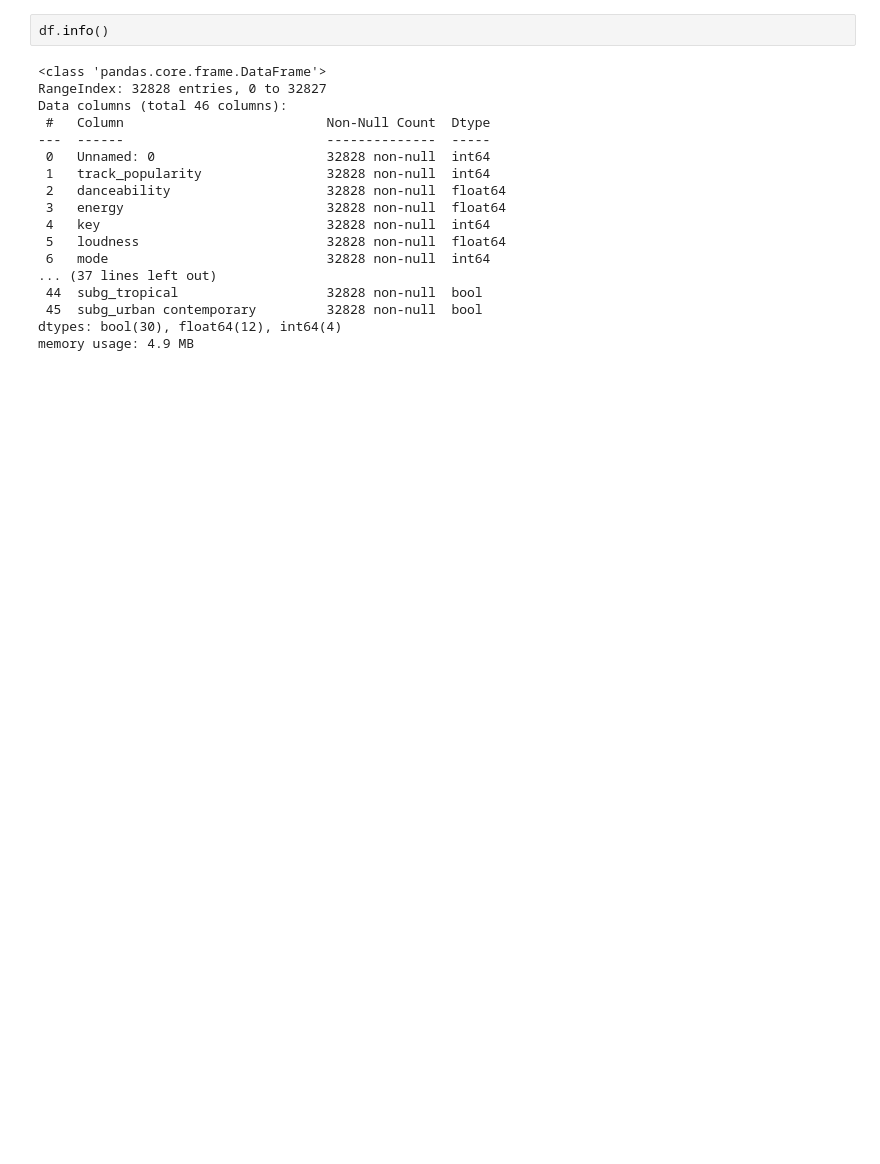
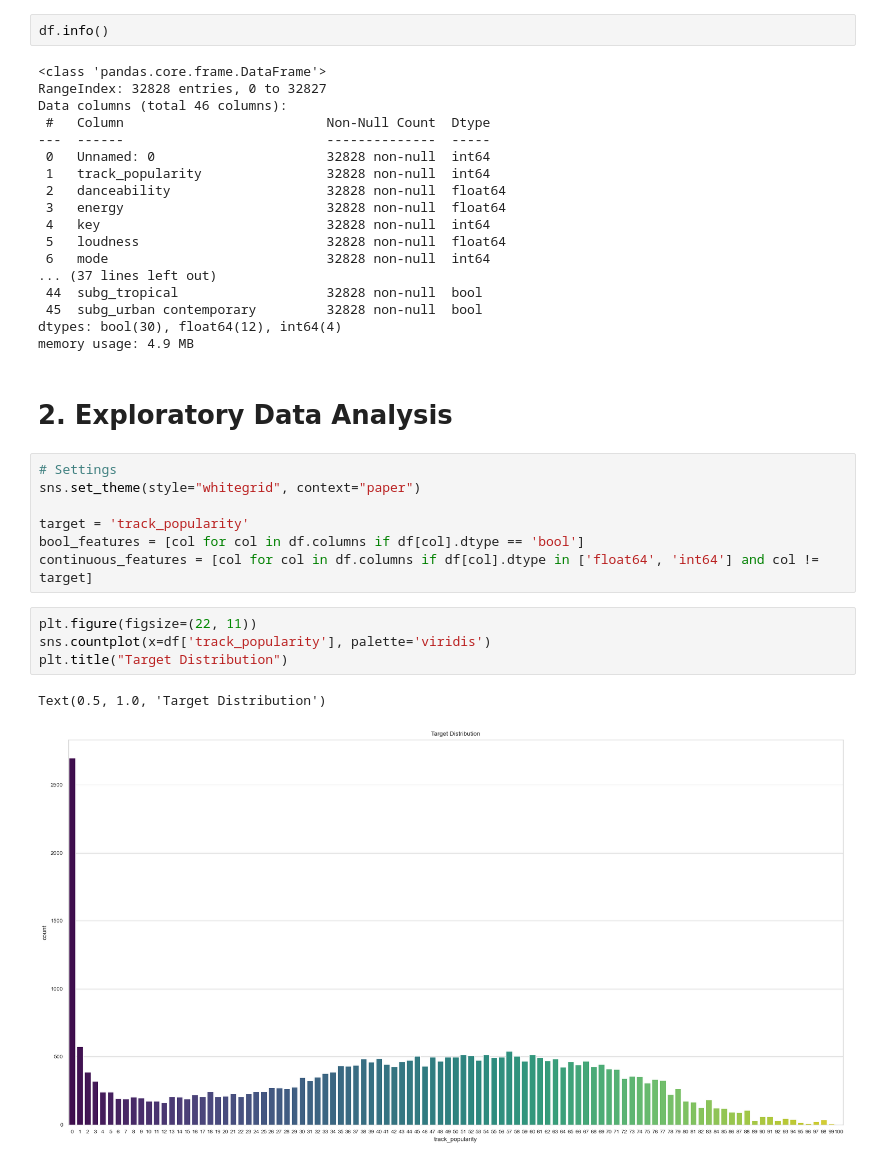
Before and after one commit to ZED-or-ZERO/Notes-on-ML-Courses., a Jupyter notebook: ML Course from ItechResearch/MidTerm-2.ipynb, the cells around one changed output. Cells and saved outputs as stored; diff of their text form; blank space fills up the shorter version.

```diff
--- a/ML Course from ItechResearch/MidTerm-2.ipynb
+++ b/ML Course from ItechResearch/MidTerm-2.ipynb
@@ -34,3 +54,19 @@ Data columns (total 46 columns):
  45  subg_urban contemporary         32828 non-null  bool
 dtypes: bool(30), float64(12), int64(4)
 memory usage: 4.9 MB
+# %% [markdown]
+# 2. Exploratory Data Analysis
+# %%
+# Settings
+sns.set_theme(style="whitegrid", context="paper")
+
+target = 'track_popularity'
+bool_features = [col for col in df.columns if df[col].dtype == 'bool']
+continuous_features = [col for col in df.columns if df[col].dtype in ['float64', 'int64'] and col != target]
+# %%
+plt.figure(figsize=(22, 11))
+sns.countplot(x=df['track_popularity'], palette='viridis')
+plt.title("Target Distribution")
+# %% [output]
+Text(0.5, 1.0, 'Target Distribution')
+[figure, added]
```
Also changed, not shown: parts of 24 cells of this notebook, 4 other files.
